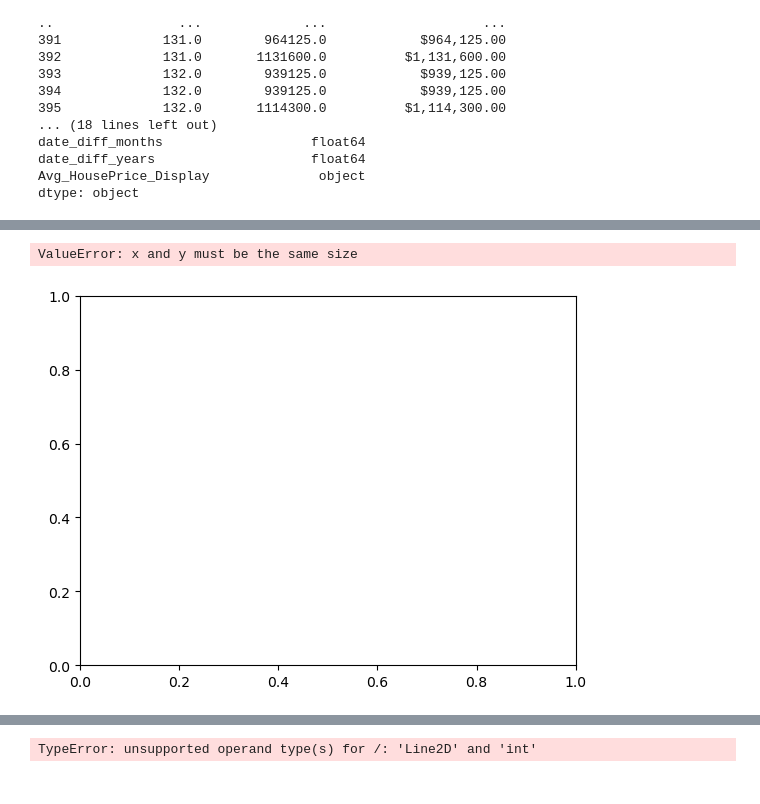
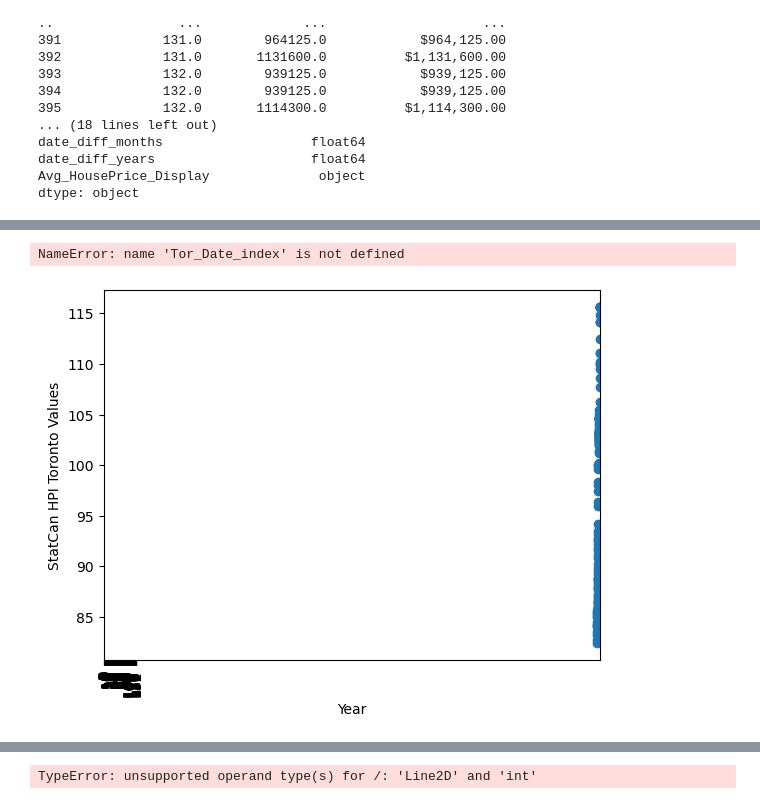
Before and after one commit to Ao-27/Project1_Group1_HousingMarket, a Jupyter notebook: group1_housing_solution.ipynb, the cells around one changed output, grey strips where cells are left out. Saved outputs shown, nothing was run; the diff lists cells and outputs as text; code cells hidden in the pictures.

Commit message:
data scalability problems

```diff
--- a/group1_housing_solution.ipynb
+++ b/group1_housing_solution.ipynb
@@ -735,12 +735,12 @@ print(StatsCan_Final_City_Filtered_DF)
 
 [1527 rows x 5 columns]
 # %%
-RIGHT_to_Final_City_Filtered_DF = pd.merge( Final_City_Filtered_DF ,avg_hp_df,
+Inner_to_Final_City_Filtered_DF = pd.merge( Final_City_Filtered_DF ,avg_hp_df,
 how='right',
 left_on=['Year','Month',"City_Region"],
 right_on=['HousePrice_Year','HousePrice_Month',"HP_City_Region"])
 
-print(RIGHT_to_Final_City_Filtered_DF)
+print(Inner_to_Final_City_Filtered_DF)
 # %% [output]
      Year Month City_Region           Province NewHousePrice_Index_Type  \
 0    2012    01    Montréal             Quebec   Total (house and land)
@@ -803,15 +803,15 @@ Name: DATE, Length: 396, dtype: int64
 Name: DATE, Length: 396, dtype: int64
 # %%
 #Firstly, Max + Min date columns created here for the "RIGHT" dataframe['DATE'] column ...
-RIGHT_to_Final_City_Filtered_DF['right_max_date'] = right_max_date
-RIGHT_to_Final_City_Filtered_DF['right_min_date'] = right_min_date
+Inner_to_Final_City_Filtered_DF['right_max_date'] = right_max_date
+Inner_to_Final_City_Filtered_DF['right_min_date'] = right_min_date
 
 #Secondly, another column for a DateDiff by MIN year to ['DATE'] column
-RIGHT_to_Final_City_Filtered_DF['date_diff_months'] = date_diff_months #+ 1    #Removed "plus 1" to keep data true and the "+1" can be added within the plotting code blocks if needed.
-RIGHT_to_Final_City_Filtered_DF['date_diff_years'] = date_diff_years
+Inner_to_Final_City_Filtered_DF['date_diff_months'] = date_diff_months #+ 1    #Removed "plus 1" to keep data true and the "+1" can be added within the plotting code blocks if needed.
+Inner_to_Final_City_Filtered_DF['date_diff_years'] = date_diff_years
 
 #Confirm that the data can successfully be observed within the Core Analysis_DF to enable our plotting.
-RIGHT_to_Final_City_Filtered_DF
+Inner_to_Final_City_Filtered_DF
 # %% [output]
 |  | Year | Month | City_Region | Province | NewHousePrice_Index_Type | UOM | VALUE | STATUS | DECIMALS | ... |
 | 0 | 2012 | 01 | Montréal | Quebec | Total (house and land) | Index, 201612=100 | 96.5 | NaN | 1 | ... |
@@ -917,7 +933,12 @@ RIGHT_to_Final_City_Filtered_DF.tail()
 # %%
-#Establish Year Variable for Plot purposes.
+#Establish Year and VALUE  Variable for Plot purposes for each City_Region Independently.
 
-HP_year = RIGHT_to_Final_City_Filtered_DF.loc[(RIGHT_to_Final_City_Filtered_DF["UOM"]=="Index, 201612=100") & (RIGHT_to_Final_City_Filtered_DF["NewHousePrice_Index_Type"]=="Total (house and land)"),"Year"].drop_duplicates(keep='last').sort_values( ascending=True).reset_index()
-
-print(HP_year)
+Toronto_Year = Inner_to_Final_City_Filtered_DF.loc[(Inner_to_Final_City_Filtered_DF["UOM"]=="Index, 201612=100") & (Inner_to_Final_City_Filtered_DF["City_Region"]=="Toronto"),"Year"].astype(float) #.drop_duplicates(keep='last').sort_values( ascending=True).reset_index()
+print(Toronto_Year)
+Toronto_xValue = Inner_to_Final_City_Filtered_DF.loc[(Inner_to_Final_City_Filtered_DF["UOM"]=="Index, 201612=100") & (Inner_to_Final_City_Filtered_DF["City_Region"]=="Toronto"),"date_diff_months"].astype(float)
+print(Toronto_xValue)
+StatCan_Index_Toronto = Inner_to_Final_City_Filtered_DF.loc[(Inner_to_Final_City_Filtered_DF["UOM"]=="Index, 201612=100") & (Inner_to_Final_City_Filtered_DF["City_Region"]=="Toronto"),"VALUE"].astype(float) #not dropping dupes or sorting the data.
+print(StatCan_Index_Toronto)
+Avg_HP_Toronto = Inner_to_Final_City_Filtered_DF.loc[(Inner_to_Final_City_Filtered_DF["UOM"]=="Index, 201612=100") & (Inner_to_Final_City_Filtered_DF["City_Region"]=="Toronto"),"Avg_HousePrice"].astype(float) #not dropping dupes or sorting the data.
+print(Avg_HP_Toronto)
 # %% [output]
@@ -936,7 +962,10 @@ print(HP_year)
 # %%
-#Establish the 3 StatsCan "City_Region" variables for Plot purposes.
-
-StatCan_Index_Toronto = RIGHT_to_Final_City_Filtered_DF.loc[(RIGHT_to_Final_City_Filtered_DF["UOM"]=="Index, 201612=100") & (RIGHT_to_Final_City_Filtered_DF["City_Region"]=="Toronto"),"VALUE"] #not dropping dupes or sorting the data.
-
-print(StatCan_Index_Toronto)
+Montreal_Year = Inner_to_Final_City_Filtered_DF.loc[(Inner_to_Final_City_Filtered_DF["UOM"]=="Index, 201612=100") & (Inner_to_Final_City_Filtered_DF["City_Region"]=="Montréal"),"Year"].astype(float)#.drop_duplicates(keep='last').sort_values( ascending=True).reset_index()
+print(Montreal_Year)
+Montreal_xValue = Inner_to_Final_City_Filtered_DF.loc[(Inner_to_Final_City_Filtered_DF["UOM"]=="Index, 201612=100") & (Inner_to_Final_City_Filtered_DF["City_Region"]=="Montréal"),"date_diff_months"].astype(float)
+print(Montreal_xValue)
+StatCan_Index_Montreal = Inner_to_Final_City_Filtered_DF.loc[(Inner_to_Final_City_Filtered_DF["UOM"]=="Index, 201612=100") & (Inner_to_Final_City_Filtered_DF["City_Region"]=="Montréal"),"VALUE"].astype(float) #not dropping dupes or sorting the data.
+print(StatCan_Index_Montreal)
+Avg_HP_Montreal = Inner_to_Final_City_Filtered_DF.loc[(Inner_to_Final_City_Filtered_DF["UOM"]=="Index, 201612=100") & (Inner_to_Final_City_Filtered_DF["City_Region"]=="Montréal"),"Avg_HousePrice"].astype(float) #not dropping dupes or sorting the data.
+print(Avg_HP_Montreal)
 # %% [output]
@@ -965,9 +1034,14 @@ StatsCan_Toronto_Plot = plt.plot(
+# %%
+Tor_Date_Index =Inner_to_Final_City_Filtered_DF.loc[(Inner_to_Final_City_Filtered_DF["City_Region"]=="Toronto"), "DATE"]#  Inner_to_Final_City_Filtered_DF['DATE']
+Tor_dates = [dt.datetime.strptime(d,'%Y-%m-%d %H:%M:%S').time() for d in Tor_Date_index]
+x = [dt.datetime.strptime(d,'%Y-%m-%d %H:%M:%S').time() for d in dates]
+# %% [output]
+NameError: name 'Tor_Date_index' is not defined
 # %%
-StatCan_Toronto_Scatter = plt.scatter(HP_year,StatCan_Index_Toronto)
-plt.xticks(HP_year, rotation=90)
+StatCan_Toronto_Scatter = plt.scatter(Toronto_Year,StatCan_Index_Toronto)
+plt.xticks(Toronto_xValue, rotation=90)
 plt.xlabel('Year')
 plt.ylabel('StatCan HPI Toronto Values')
 plt.show()
 # %% [output]
-ValueError: x and y must be the same size
-[figure, old version]
+[figure, new version]
```
Also changed, not shown: parts of 18 cells of this notebook.
